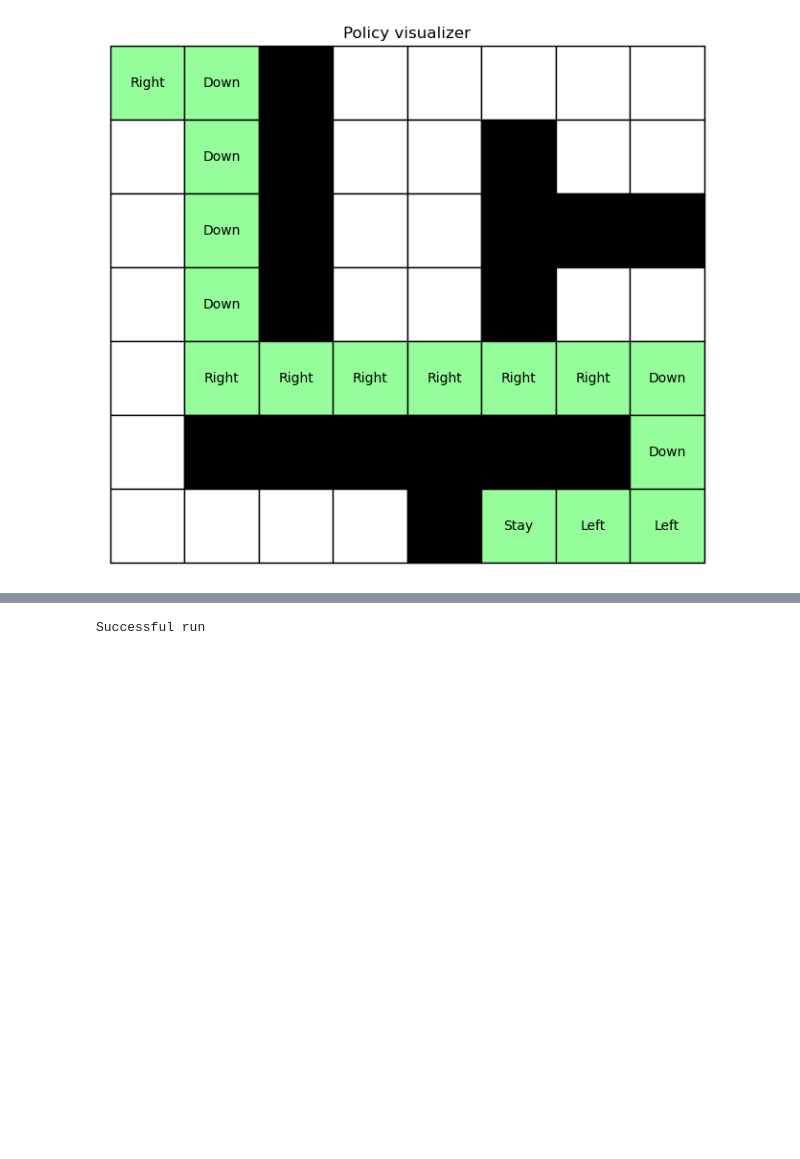
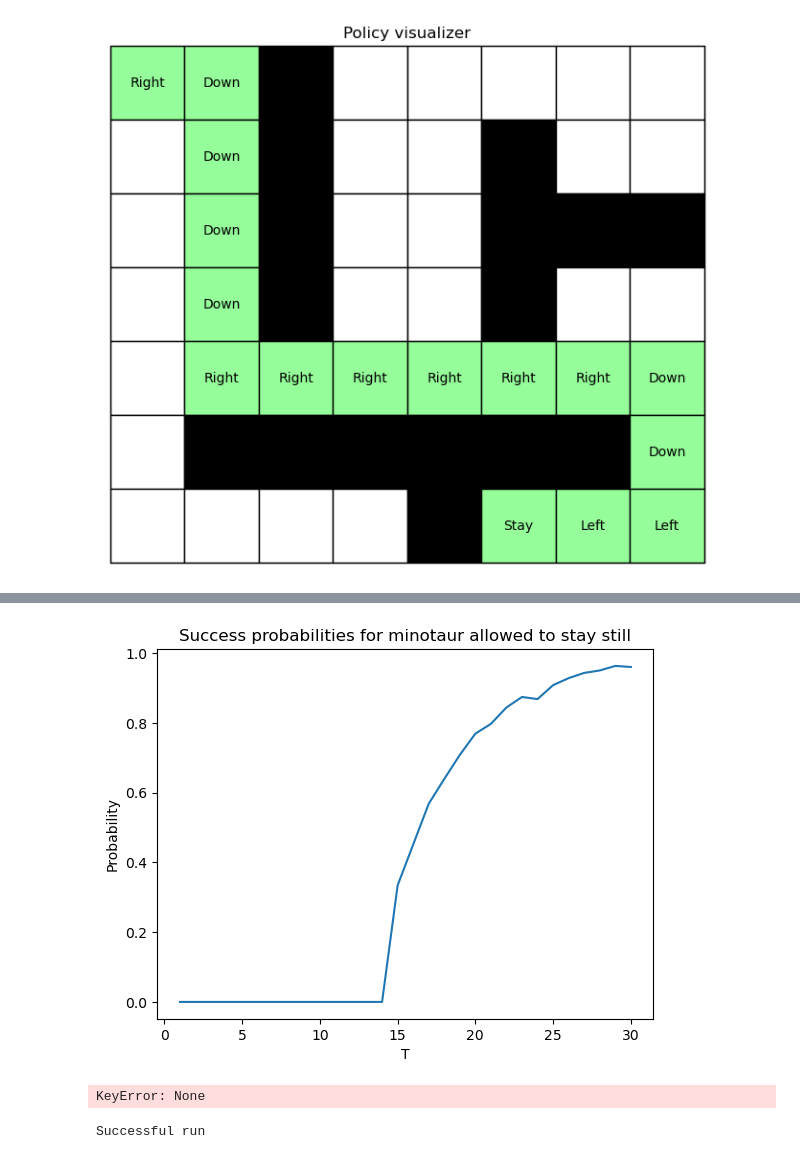
Before and after one commit to philippkatterbach/el2805, a Jupyter notebook: lab1/problem1/Mazerunner.ipynb, the cells around one changed output, grey strips where cells are left out. Drawn from its saved outputs; the diff is of its cells as text; code cells hidden in the pictures; blank space fills up the shorter version.

```diff
--- a/lab1/problem1/Mazerunner.ipynb
+++ b/lab1/problem1/Mazerunner.ipynb
@@ -72,3 +84,46 @@ plt.show()
+# %%
+# derive exit probability for different values for T=1,...,30
+# case: minotaur can stay
+env = Maze(maze, min_stay=True)
+V, policy = dynamic_programming(env, T)
+
+probs_stay = []
+runs = 1000
+for T in range(1,31):
+    V, policy = dynamic_programming(env, T)
+    count = 0
+    for i in range(runs):
+        path = env.simulate(start, policy, 'DynProg')
+        if (path[-1][0], path[-1][1]) == (6, 5):
+            count += 1
+    count = count/runs
+    probs_stay.append(count)
+
+# visualize probabilites of having a successful run over T
+plt.plot(range(1,31), probs_stay)
+plt.title("Success probabilities for minotaur allowed to stay still")
+plt.xlabel("T")
+plt.ylabel("Probability")
+plt.show()
+# %% [output]
+[figure, added]
+# %%
+"""Task 1e)"""
+# define values for value iteration
+gamma = 0.99
+epsilon = 0.1
+
+# probability for geometric distribution with mean = 30
+p = 1/30
+
+# create environment
+env = Maze(maze, poison=True)
+V, policy = value_iteration(env, gamma, epsilon)
+
+path = env.simulate(start, policy, 'ValIter')
+animate_solution(maze, path)
+# %% [output]
+KeyError: None
 # %%
 """Tests"""
 # derives policy, simulates the path and animates the solution for dynamic programming and T=20
```
Also changed, not shown: parts of 15 cells of this notebook, 1 other file.
